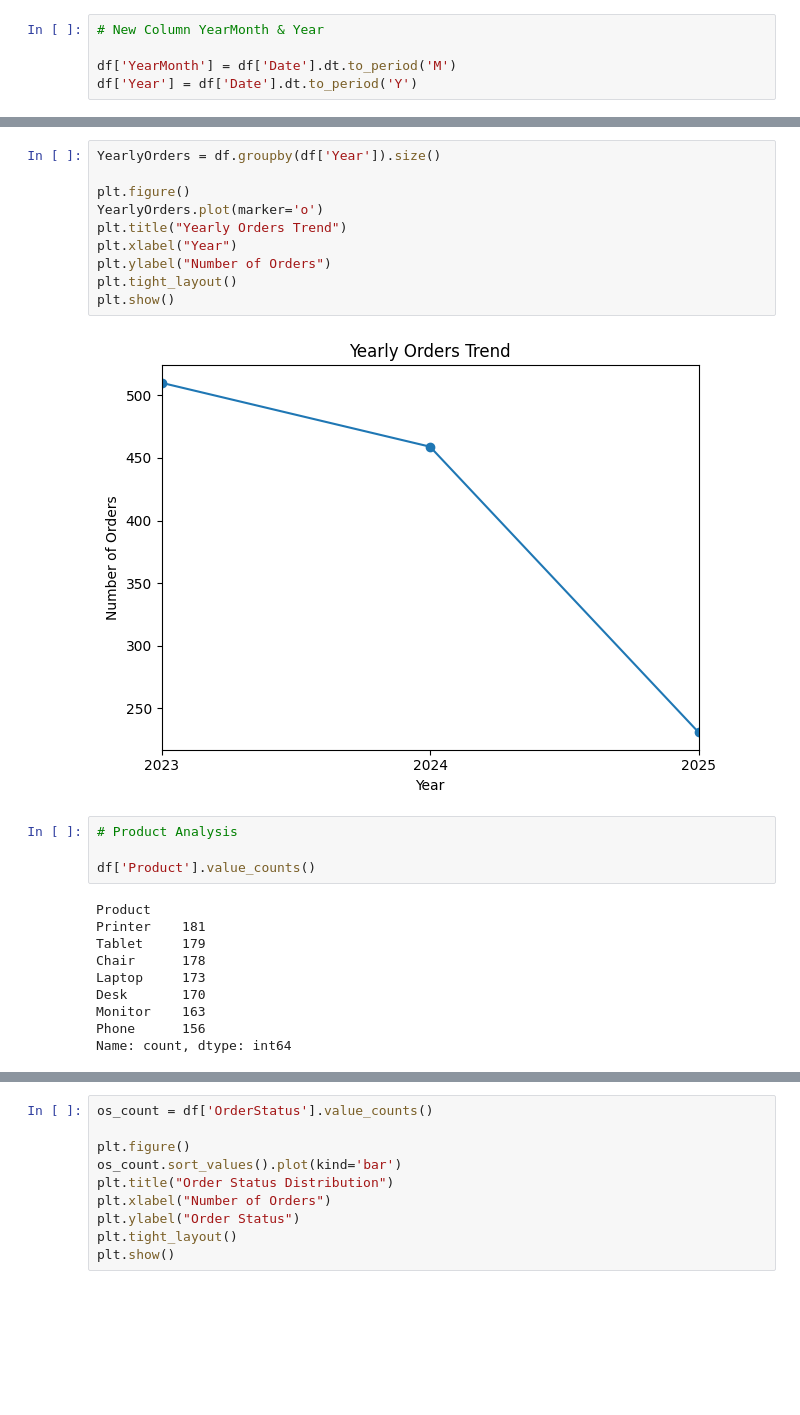
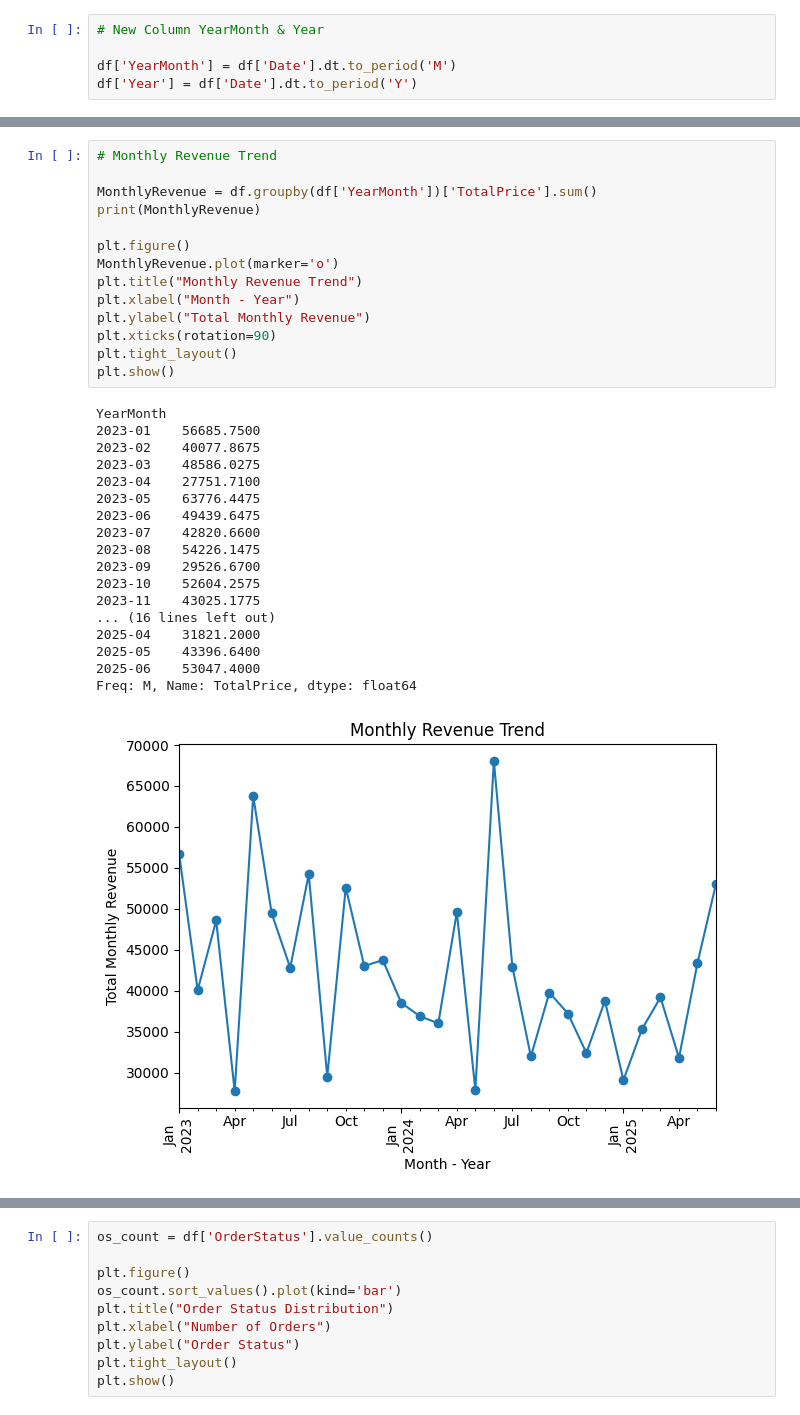
Before and after one commit to avisekbose/DecodeLabs-Internship, a Jupyter notebook: DA_Project 1.ipynb, the cells around one changed output, grey strips where cells are left out. Saved outputs shown, nothing was run; the diff lists cells and outputs as text; blank space fills up the shorter version.

```diff
--- a/DA_Project 1.ipynb
+++ b/DA_Project 1.ipynb
@@ -287,27 +298,34 @@ Freq: Y-DEC, dtype: int64
-# %%
-YearlyOrders = df.groupby(df['Year']).size()
-
-plt.figure()
-YearlyOrders.plot(marker='o')
-plt.title("Yearly Orders Trend")
-plt.xlabel("Year")
-plt.ylabel("Number of Orders")
-plt.tight_layout()
-plt.show()
-# %% [output]
-[figure, removed]
-# %%
-# Product Analysis
-
-df['Product'].value_counts()
-# %% [output]
-Product
-Printer    181
-Tablet     179
-Chair      178
-Laptop     173
-Desk       170
-Monitor    163
-Phone      156
-Name: count, dtype: int64
+# %%
+# Monthly Revenue Trend
+
+MonthlyRevenue = df.groupby(df['YearMonth'])['TotalPrice'].sum()
+print(MonthlyRevenue)
+
+plt.figure()
+MonthlyRevenue.plot(marker='o')
+plt.title("Monthly Revenue Trend")
+plt.xlabel("Month - Year")
+plt.ylabel("Total Monthly Revenue")
+plt.xticks(rotation=90)
+plt.tight_layout()
+plt.show()
+# %% [output]
+YearMonth
+2023-01    56685.7500
+2023-02    40077.8675
+2023-03    48586.0275
+2023-04    27751.7100
+2023-05    63776.4475
+2023-06    49439.6475
+2023-07    42820.6600
+2023-08    54226.1475
+2023-09    29526.6700
+2023-10    52604.2575
+2023-11    43025.1775
+... (16 lines left out)
+2025-04    31821.2000
+2025-05    43396.6400
+2025-06    53047.4000
+Freq: M, Name: TotalPrice, dtype: float64
+[figure, added]
 # %%
```
Also changed, not shown: parts of 11 cells of this notebook, 2 other files.
